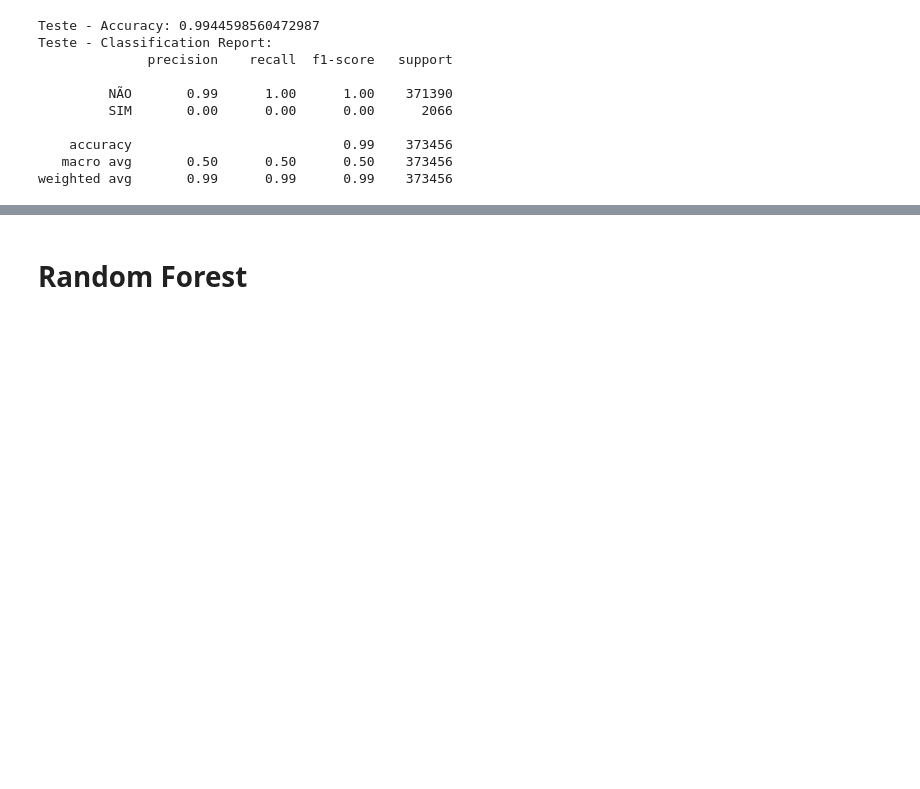
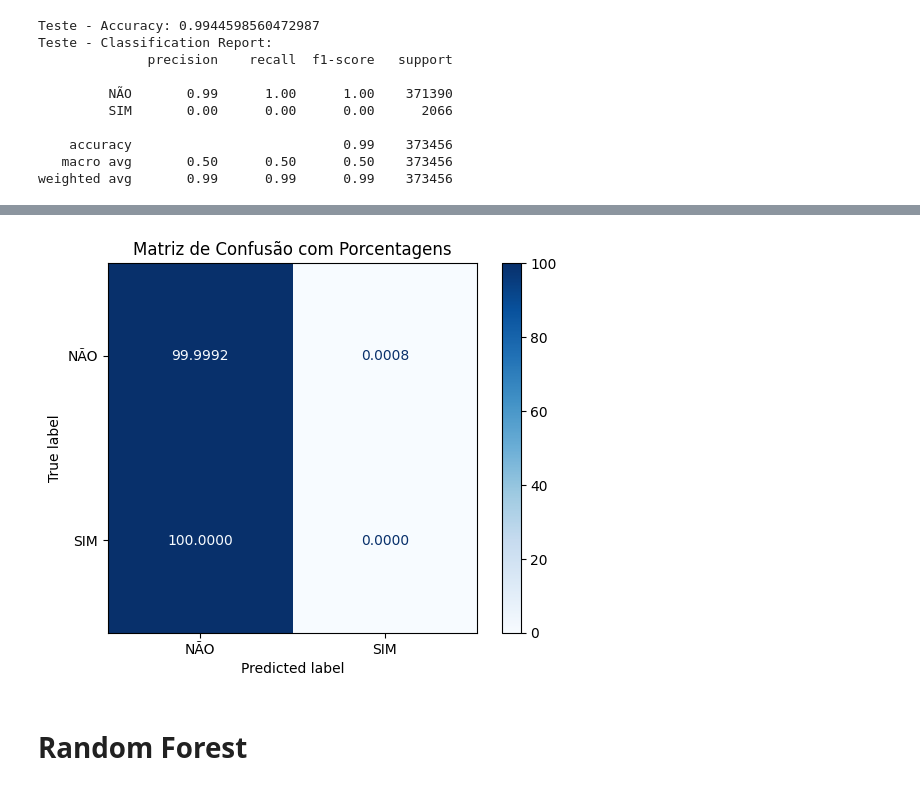
Before and after one commit to Felisouza/tcc_mba_icmc, a Jupyter notebook: models/Modelos1.ipynb, the cells around one changed output, grey strips where cells are left out. Saved outputs shown, nothing was run; the diff lists cells and outputs as text; code cells hidden in the pictures; blank space fills up the shorter version.

```diff
--- a/models/Modelos1.ipynb
+++ b/models/Modelos1.ipynb
@@ -166,3 +235,17 @@ matriz_confusao(y_test, y_test_pred, PrincipalPallete, 'Matriz de Confusão - Va
+# %%
+# Calculando a matriz de confusão
+cm = confusion_matrix(y_test, y_test_pred)
+
+# Convertendo a matriz de confusão para porcentagens
+cm_percentage = cm.astype('float') / cm.sum(axis=1)[:, np.newaxis] * 100
+
+# Exibindo a matriz de confusão com porcentagens
+disp = ConfusionMatrixDisplay(confusion_matrix=cm_percentage, display_labels=label_encoder.classes_)
+disp.plot(cmap='Blues', values_format='.4f')
+plt.title('Matriz de Confusão com Porcentagens')
+plt.show()
+# %% [output]
+[figure, added]
 # %% [markdown]
 # Random Forest
 # %% [markdown]
```
Also changed, not shown: parts of 19 cells of this notebook, 15 other files.
